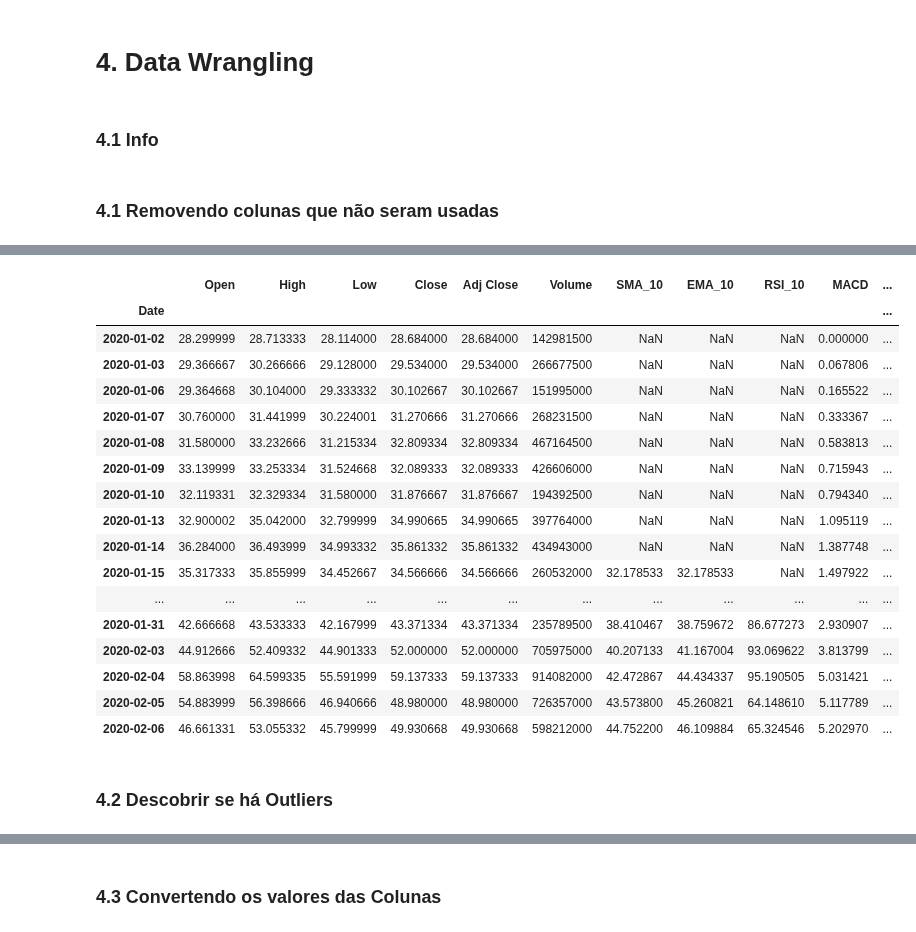
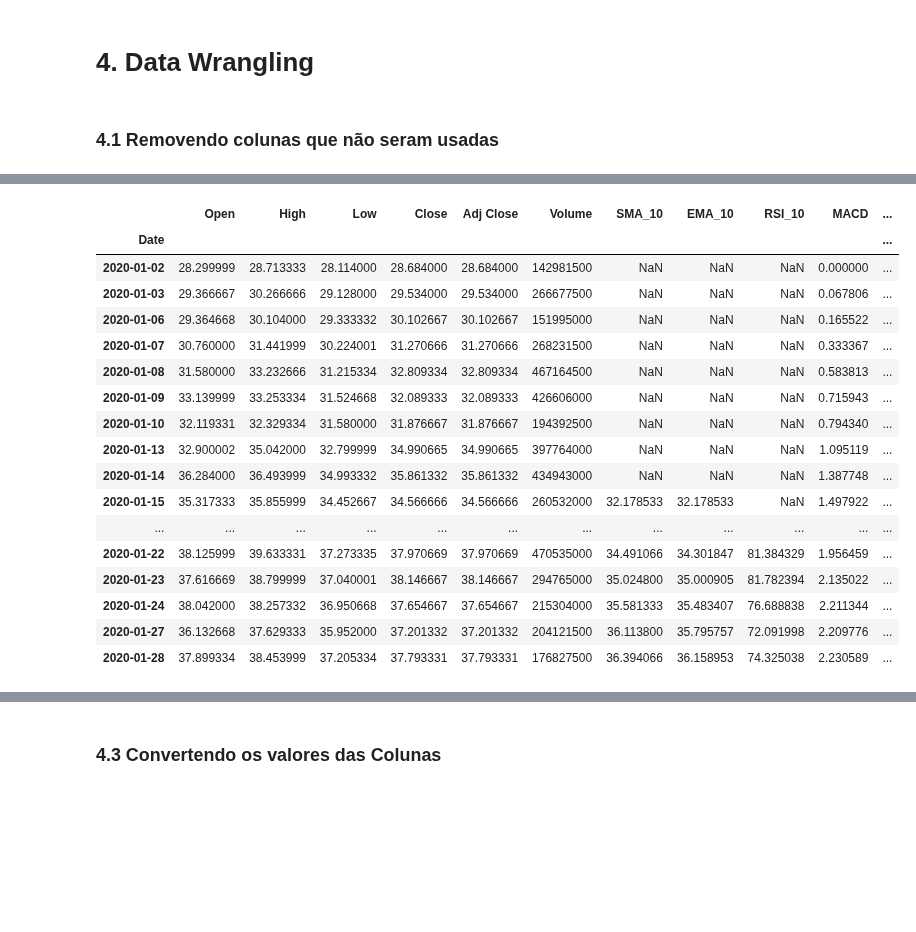
Before and after one commit to TCCCODADA/TCCII, a Jupyter notebook: extraction.ipynb, the cells around one changed output, grey strips where cells are left out. Cells and saved outputs as stored; diff of their text form; code cells hidden in the pictures; blank space fills up the shorter version.

```diff
--- a/extraction.ipynb
+++ b/extraction.ipynb
@@ -127,7 +127,5 @@ Wall time: 212 ms
 # %% [markdown]
 # 4. Data Wrangling
-# %% [markdown]
-### 4.1 Info
 # %% [markdown]
 ### 4.1 Removendo colunas que não seram usadas
 # %%
@@ -140,5 +138,5 @@ lista_colunas = ['Unnamed: 0.5','Unnamed: 0.4','Unnamed: 0.3','Unnamed: 0.2','Un
 df = df.drop(columns=lista_colunas)
 df = df.set_index('Date')
 
-df.head(25)
+df.head(18)
 # %% [output]
@@ -147,20 +145,18 @@ Wall time: 15.3 ms
 |  | Open | High | Low | Close | Adj Close | Volume | SMA_10 | EMA_10 | RSI_10 | MACD | ... |
 | Date |  |  |  |  |  |  |  |  |  |  | ... |
 | 2020-01-02 | 28.299999 | 28.713333 | 28.114000 | 28.684000 | 28.684000 | 142981500 | NaN | NaN | NaN | 0.000000 | ... |
 | 2020-01-03 | 29.366667 | 30.266666 | 29.128000 | 29.534000 | 29.534000 | 266677500 | NaN | NaN | NaN | 0.067806 | ... |
 | 2020-01-06 | 29.364668 | 30.104000 | 29.333332 | 30.102667 | 30.102667 | 151995000 | NaN | NaN | NaN | 0.165522 | ... |
 | 2020-01-07 | 30.760000 | 31.441999 | 30.224001 | 31.270666 | 31.270666 | 268231500 | NaN | NaN | NaN | 0.333367 | ... |
 | 2020-01-08 | 31.580000 | 33.232666 | 31.215334 | 32.809334 | 32.809334 | 467164500 | NaN | NaN | NaN | 0.583813 | ... |
 | 2020-01-09 | 33.139999 | 33.253334 | 31.524668 | 32.089333 | 32.089333 | 426606000 | NaN | NaN | NaN | 0.715943 | ... |
 | 2020-01-10 | 32.119331 | 32.329334 | 31.580000 | 31.876667 | 31.876667 | 194392500 | NaN | NaN | NaN | 0.794340 | ... |
 | 2020-01-13 | 32.900002 | 35.042000 | 32.799999 | 34.990665 | 34.990665 | 397764000 | NaN | NaN | NaN | 1.095119 | ... |
 | 2020-01-14 | 36.284000 | 36.493999 | 34.993332 | 35.861332 | 35.861332 | 434943000 | NaN | NaN | NaN | 1.387748 | ... |
 | 2020-01-15 | 35.317333 | 35.855999 | 34.452667 | 34.566666 | 34.566666 | 260532000 | 32.178533 | 32.178533 | NaN | 1.497922 | ... |
 | ... | ... | ... | ... | ... | ... | ... | ... | ... | ... | ... | ... |
-| 2020-01-31 | 42.666668 | 43.533333 | 42.167999 | 43.371334 | 43.371334 | 235789500 | 38.410467 | 38.759672 | 86.677273 | 2.930907 | ... |
-| 2020-02-03 | 44.912666 | 52.409332 | 44.901333 | 52.000000 | 52.000000 | 705975000 | 40.207133 | 41.167004 | 93.069622 | 3.813799 | ... |
-| 2020-02-04 | 58.863998 | 64.599335 | 55.591999 | 59.137333 | 59.137333 | 914082000 | 42.472867 | 44.434337 | 95.190505 | 5.031421 | ... |
-| 2020-02-05 | 54.883999 | 56.398666 | 46.940666 | 48.980000 | 48.980000 | 726357000 | 43.573800 | 45.260821 | 64.148610 | 5.117789 | ... |
-| 2020-02-06 | 46.661331 | 53.055332 | 45.799999 | 49.930668 | 49.930668 | 598212000 | 44.752200 | 46.109884 | 65.324546 | 5.202970 | ... |
+| 2020-01-22 | 38.125999 | 39.633331 | 37.273335 | 37.970669 | 37.970669 | 470535000 | 34.491066 | 34.301847 | 81.384329 | 1.956459 | ... |
+| 2020-01-23 | 37.616669 | 38.799999 | 37.040001 | 38.146667 | 38.146667 | 294765000 | 35.024800 | 35.000905 | 81.782394 | 2.135022 | ... |
+| 2020-01-24 | 38.042000 | 38.257332 | 36.950668 | 37.654667 | 37.654667 | 215304000 | 35.581333 | 35.483407 | 76.688838 | 2.211344 | ... |
+| 2020-01-27 | 36.132668 | 37.629333 | 35.952000 | 37.201332 | 37.201332 | 204121500 | 36.113800 | 35.795757 | 72.091998 | 2.209776 | ... |
+| 2020-01-28 | 37.899334 | 38.453999 | 37.205334 | 37.793331 | 37.793331 | 176827500 | 36.394066 | 36.158953 | 74.325038 | 2.230589 | ... |
-# %% [markdown]
-### 4.2 Descobrir se há Outliers
```
Also changed, not shown: parts of 15 cells of this notebook.
